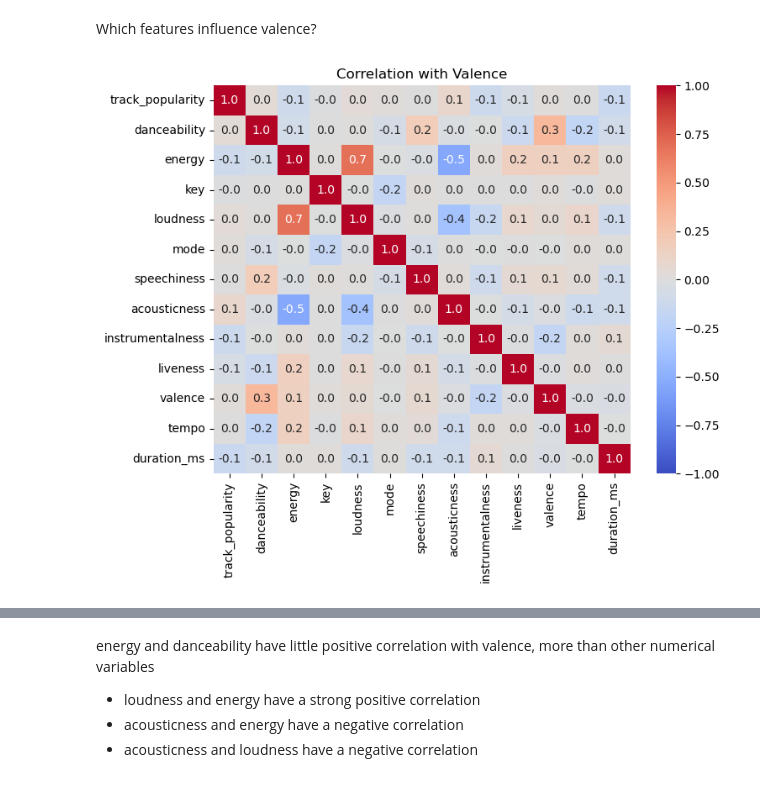
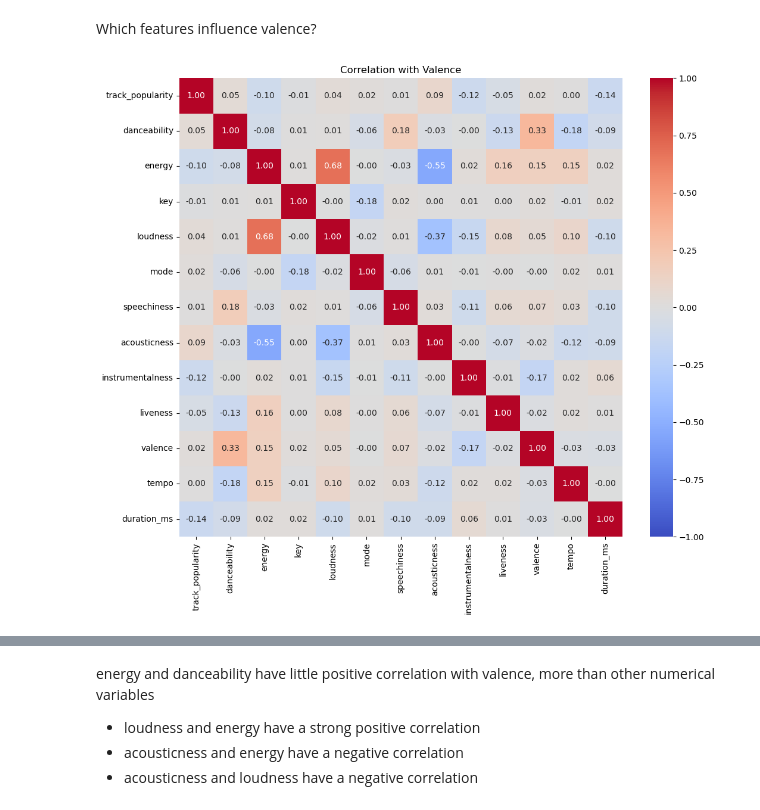
Before and after one commit to cacaprog/learning-projects, a Jupyter notebook: ml-zoomcamp/midterm-project/notebook.ipynb, the cells around one changed output, grey strips where cells are left out. Cells and saved outputs as stored; diff of their text form; code cells hidden in the pictures.

```diff
--- a/ml-zoomcamp/midterm-project/notebook.ipynb
+++ b/ml-zoomcamp/midterm-project/notebook.ipynb
@@ -379,2 +269,2 @@ df.track_id.duplicated().sum()
 # %%
-df = df.drop_duplicates(subset='track_id')
+df = df.drop_duplicates(subset='track_id', keep='first')
@@ -511,0 +372,6 @@ Index(['track_id', 'track_name', 'track_artist', 'track_popularity',
+# %%
+from sklearn.preprocessing import MinMaxScaler
+
+scaler = MinMaxScaler()
+feature_scaled = ['loudness']
+df['loudness'] = scaler.fit_transform(df[feature_scaled])
@@ -512,16 +383,20 @@ Index(['track_id', 'track_name', 'track_artist', 'track_popularity',
 # %%
-categorical = ['track_id', 'track_name', 'track_artist', 'track_album_id', 'playlist_name', 'playlist_id',
+categorical = ['track_id', 'track_name', 'track_artist', 'track_album_id',
+               'playlist_name', 'playlist_id',
                'playlist_genre', 'playlist_subgenre']
-numerical = ['track_popularity', 'danceability', 'energy', 'key', 'loudness', 'mode', 'speechiness',
-             'acousticness', 'instrumentalness', 'liveness', 'valence', 'tempo', 'duration_ms']
+
+numerical = ['track_popularity', 'danceability', 'energy', 'key',
+             'loudness', 'mode', 'speechiness',
+             'acousticness', 'instrumentalness', 'liveness', 'valence',
+             'tempo', 'duration_ms']
 # %% [markdown]
 Which features influence valence?
 # %%
-correlation = df[numerical].corr().round(3)
+correlation_matrix = df[numerical].corr().round(3)
 # %%
-plt.figure(figsize=(8, 6))
-sns.heatmap(correlation, cmap='coolwarm', annot=True, fmt='.1f', vmin=-1, vmax=1)
+plt.figure(figsize=(12, 10))
+sns.heatmap(correlation_matrix, cmap='coolwarm', annot=True, fmt='.2f', vmin=-1, vmax=1)
 plt.title('Correlation with Valence')
 plt.show()
 # %% [output]
-[figure, old version]
+[figure, new version]
```
Also changed, not shown: parts of 130 cells of this notebook, 11 other files.
